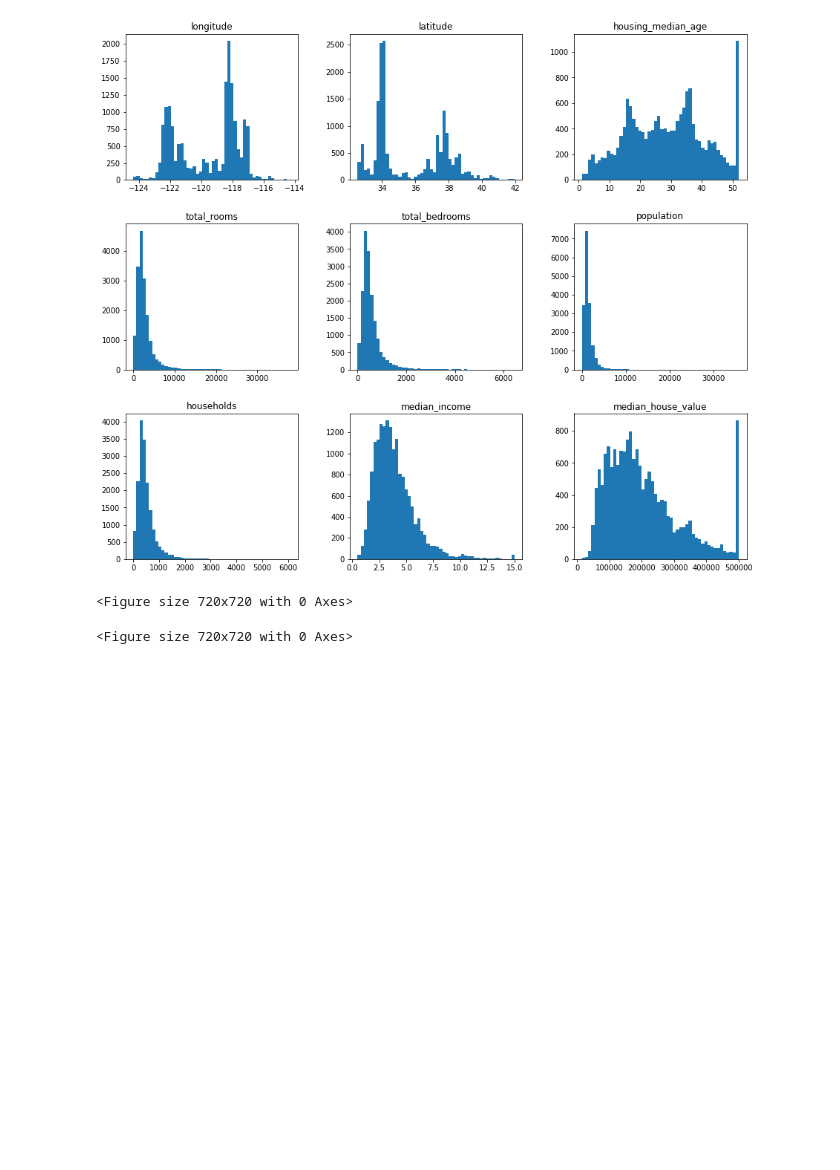
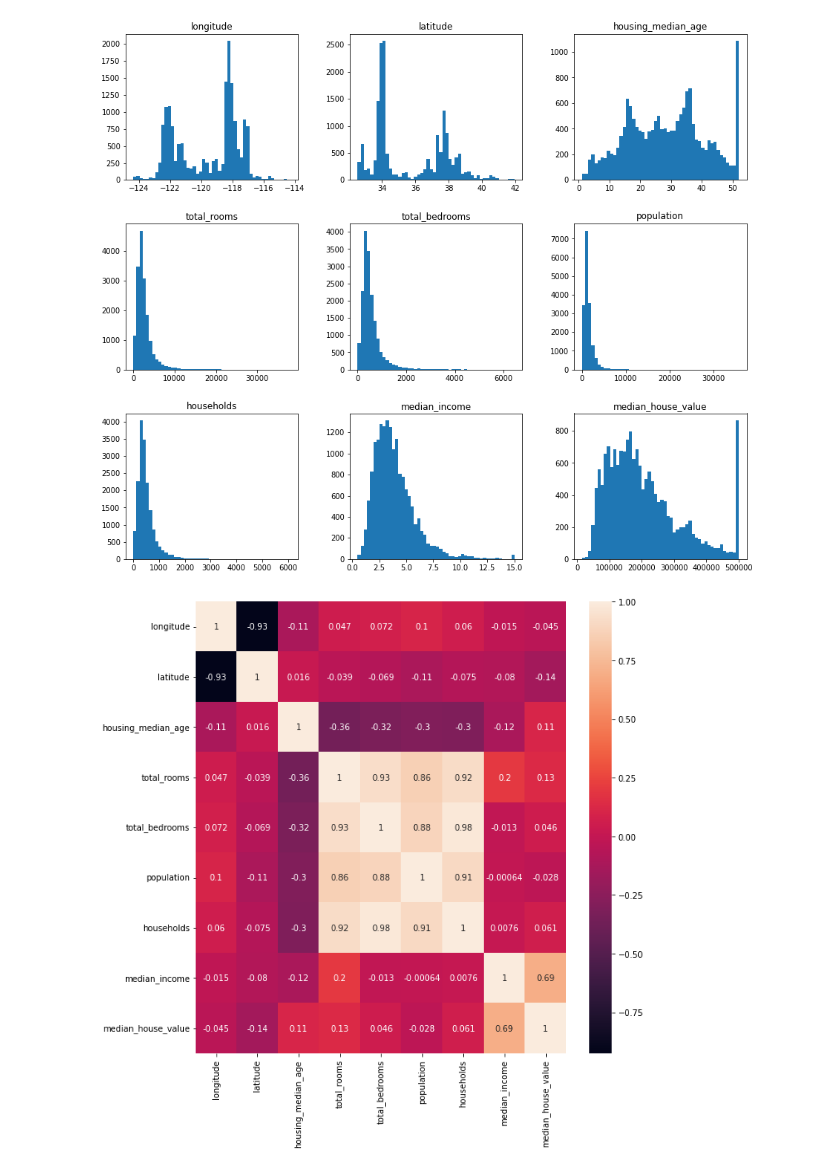
Before and after one commit to klavna/California, a Jupyter notebook: Untitled1.ipynb, the cells around one changed output. Cells and saved outputs as stored; diff of their text form; code cells hidden in the pictures; blank space fills up the shorter version.

```diff
--- a/Untitled1.ipynb
+++ b/Untitled1.ipynb
@@ -46,6 +46,7 @@ plt.show()
 correlation = train.corr()
 # %%
 plt.figure(figsize=(10,10))
+sns.heatmap(correlation, annot=True)
+plt.show()
 # %% [output]
-<Figure size 720x720 with 0 Axes>
-<Figure size 720x720 with 0 Axes>
+[figure, added]
```
